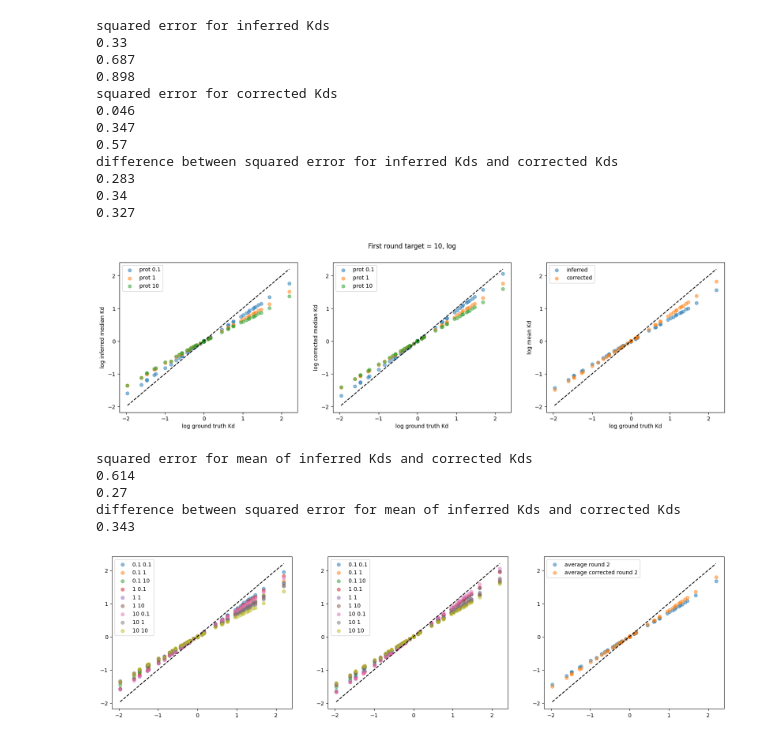
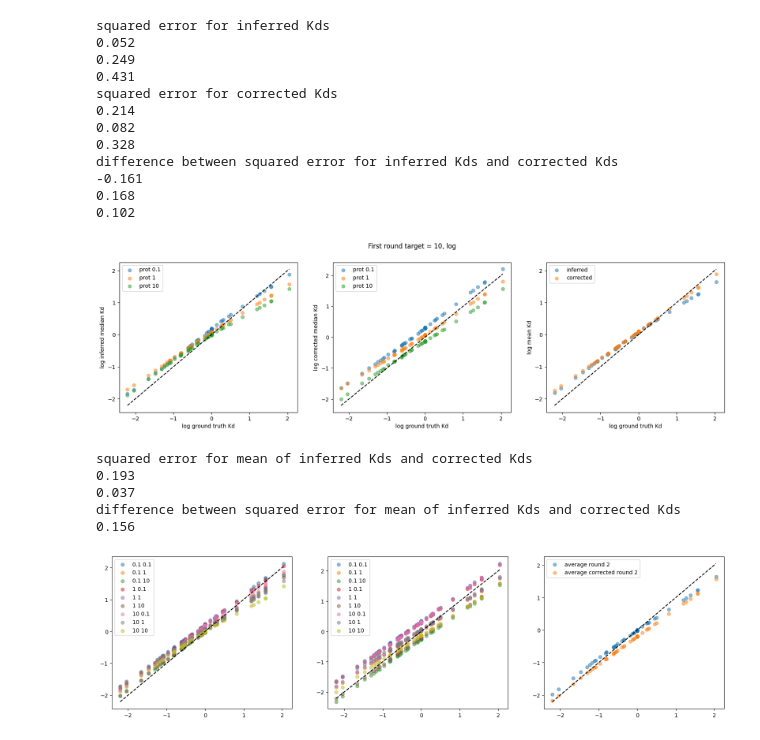
Before and after one commit to JoshuaGensel/dmMIME_correction, a Jupyter notebook: src/exploratory_analysis.ipynb, the cells around one changed output. Drawn from its saved outputs; the diff is of its cells as text; code cells hidden in the pictures.

Commit message:
species pruning and deterministic binding competition

```diff
--- a/src/exploratory_analysis.ipynb
+++ b/src/exploratory_analysis.ipynb
@@ -4,7 +4,7 @@ import numpy as np
 import MIME_correction
 # %%
 def get_pool_data(first_round_targets : str, second_round_targets : str):
-    path = "/datadisk/MIME/depth_test/"
+    path = "/datadisk/MIME/high_depth_pruning10/"
     ground_truth = np.loadtxt(path + f"target1_{first_round_targets}_target2_{second_round_targets}/ground_truth.csv", delimiter=",")
     round_1 = np.log(np.loadtxt(path + f"target1_{first_round_targets}_target2_{second_round_targets}/round_1/effects.csv", delimiter=","))
     round_2 = np.log(np.loadtxt(path + f"target1_{first_round_targets}_target2_{second_round_targets}/round_2/effects.csv", delimiter=","))
@@ -100,23 +121,23 @@ difference between squared error for mean of inferred Kds and corrected Kds
 MIME_correction.comparison_plot(ground_truths[6],round_2s[6],round_2s[7],round_2s[8],corrected_round_2s[6],corrected_round_2s[7],corrected_round_2s[8], "First round target = 10")
 # %% [output]
 squared error for inferred Kds
-0.33
-0.687
-0.898
+0.052
+0.249
+0.431
 squared error for corrected Kds
-0.046
-0.347
-0.57
+0.214
+0.082
+0.328
 difference between squared error for inferred Kds and corrected Kds
-0.283
-0.34
-0.327
+-0.161
+0.168
+0.102
-[figure, old version]
+[figure, new version]
 squared error for mean of inferred Kds and corrected Kds
-0.614
-0.27
+0.193
+0.037
 difference between squared error for mean of inferred Kds and corrected Kds
-0.343
+0.156
 # %%
 # plot all corrected rounds in one plot
 fig, (ax1,ax2, ax3) = plt.subplots(1,3, figsize=(20,5))
@@ -141,33 +162,33 @@ ax2.scatter(np.log(ground_truths[1]), np.log(corrected_round_2s[1]), label="0.1
 ax2.scatter(np.log(ground_truths[2]), np.log(corrected_round_2s[2]), label="0.1 10", alpha=.5)
 ax2.scatter(np.log(ground_truths[3]), np.log(corrected_round_2s[3]), label="1 0.1", alpha=.5)
 ax2.scatter(np.log(ground_truths[4]), np.log(corrected_round_2s[4]), label="1 1", alpha=.5)
 ax2.scatter(np.log(ground_truths[5]), np.log(corrected_round_2s[5]), label="1 10", alpha=.5)
 ax2.scatter(np.log(ground_truths[6]), np.log(corrected_round_2s[6]), label="10 0.1", alpha=.5)
 ax2.scatter(np.log(ground_truths[7]), np.log(corrected_round_2s[7]), label="10 1", alpha=.5)
 ax2.scatter(np.log(ground_truths[8]), np.log(corrected_round_2s[8]), label="10 10", alpha=.5)
 ax2.legend()
 #also plot 1to1 line
 x = np.linspace(np.min(np.log(ground_truths[0])), np.max(np.log(ground_truths[0])), 100)
 y = x
 ax2.plot(x,y, label="1 to 1 line", linestyle="--", color="black")
 
 # plot the averages of corrected and uncorrected
 round_2s = np.array(round_2s)
 corrected_round_2s = np.array(corrected_round_2s)
 ground_truths = np.array(ground_truths)
 
-average_round_2 = np.mean(round_2s, axis=0)
-average_corrected_round_2 = np.mean(corrected_round_2s, axis=0)
+average_round_2 = np.mean(round_2s[[2,5,8]], axis=0)
+average_corrected_round_2 = np.mean(corrected_round_2s[[2,5,8]], axis=0)
 average_ground_truth = np.mean(ground_truths, axis=0)
 
 ax3.scatter(np.log(average_ground_truth), np.log(average_round_2), label="average round 2", alpha=.5)
 ax3.scatter(np.log(average_ground_truth), np.log(average_corrected_round_2), label="average corrected round 2", alpha=.5)
 ax3.legend()
 #also plot 1to1 line
 x = np.linspace(np.min(np.log(average_ground_truth)), np.max(np.log(average_ground_truth)), 100)
 y = x
 ax3.plot(x,y, label="1 to 1 line", linestyle="--", color="black")
 
 plt.show()
 # %% [output]
-[figure, old version]
+[figure, new version]
```
Also changed, not shown: parts of 6 cells of this notebook, 5 other files.
